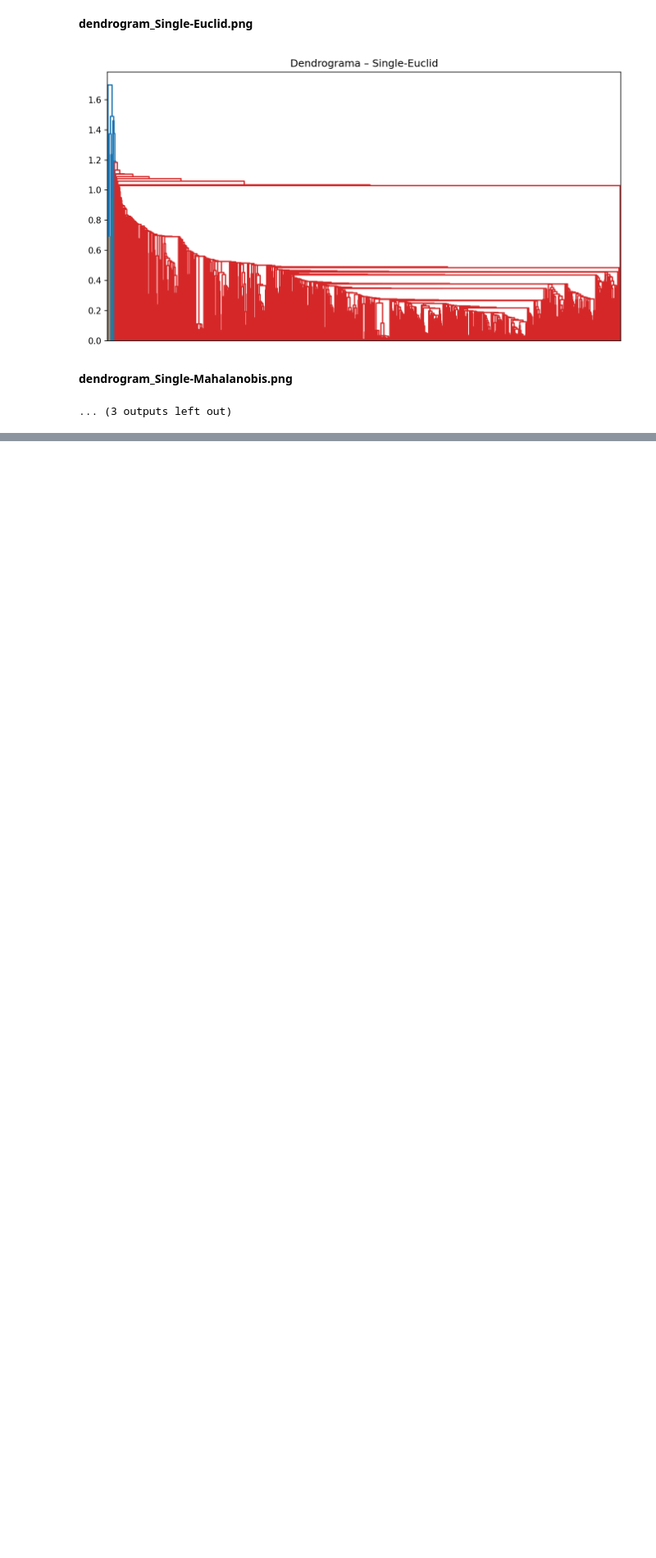
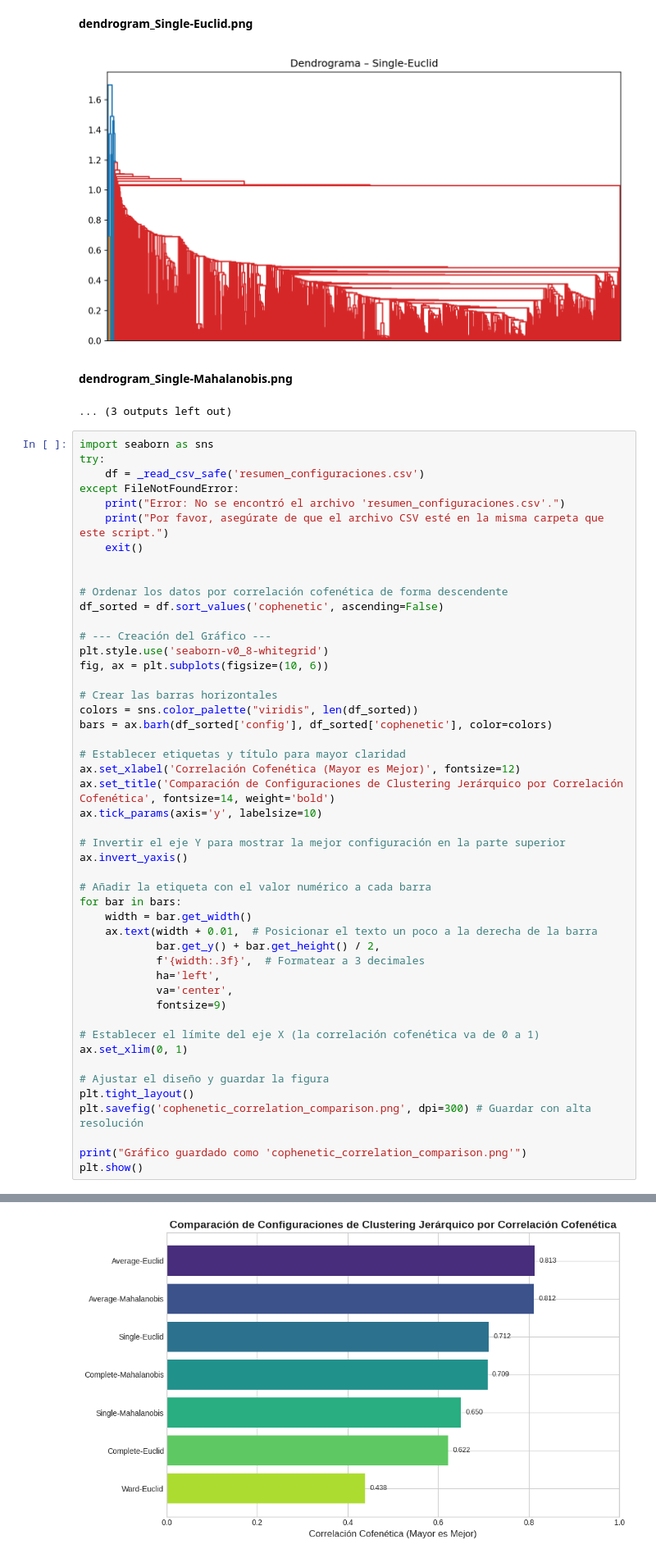
Before and after one commit to jufegare000/hugging-face-co2-multivariate-analysis, a Jupyter notebook: notebooks/part2/2.cluster-analysis.ipynb, the cells around one changed output, grey strips where cells are left out. Shown at 82% size. Cells and saved outputs as stored; diff of their text form; blank space fills up the shorter version.

```diff
--- a/notebooks/part2/2.cluster-analysis.ipynb
+++ b/notebooks/part2/2.cluster-analysis.ipynb
@@ -555,3 +555,52 @@ _display_pngs("dendrogram_*.png", "Dendrogramas generados")
 [figure]
 **dendrogram_Single-Mahalanobis.png**
 ... (3 outputs left out)
+# %%
+import seaborn as sns
+try:
+    df = _read_csv_safe('resumen_configuraciones.csv')
+except FileNotFoundError:
+    print("Error: No se encontró el archivo 'resumen_configuraciones.csv'.")
+    print("Por favor, asegúrate de que el archivo CSV esté en la misma carpeta que este script.")
+    exit()
+
+
+# Ordenar los datos por correlación cofenética de forma descendente
+df_sorted = df.sort_values('cophenetic', ascending=False)
+
+# --- Creación del Gráfico ---
+plt.style.use('seaborn-v0_8-whitegrid')
+fig, ax = plt.subplots(figsize=(10, 6))
+
+# Crear las barras horizontales
+colors = sns.color_palette("viridis", len(df_sorted))
+bars = ax.barh(df_sorted['config'], df_sorted['cophenetic'], color=colors)
+
+# Establecer etiquetas y título para mayor claridad
+ax.set_xlabel('Correlación Cofenética (Mayor es Mejor)', fontsize=12)
+ax.set_title('Comparación de Configuraciones de Clustering Jerárquico por Correlación Cofenética', fontsize=14, weight='bold')
+ax.tick_params(axis='y', labelsize=10)
+
+# Invertir el eje Y para mostrar la mejor configuración en la parte superior
+ax.invert_yaxis()
+
+# Añadir la etiqueta con el valor numérico a cada barra
+for bar in bars:
+    width = bar.get_width()
+    ax.text(width + 0.01,  # Posicionar el texto un poco a la derecha de la barra
+            bar.get_y() + bar.get_height() / 2,
+            f'{width:.3f}',  # Formatear a 3 decimales
+            ha='left',
+            va='center',
+            fontsize=9)
+
+# Establecer el límite del eje X (la correlación cofenética va de 0 a 1)
+ax.set_xlim(0, 1)
+
+# Ajustar el diseño y guardar la figura
+plt.tight_layout()
+plt.savefig('cophenetic_correlation_comparison.png', dpi=300) # Guardar con alta resolución
+
+print("Gráfico guardado como 'cophenetic_correlation_comparison.png'")
+plt.show()
+# %% [output]
@@ -557,0 +616 @@ _display_pngs("dendrogram_*.png", "Dendrogramas generados")
+[figure, added]
```
Also changed, not shown: parts of 2 cells of this notebook, 5 other files.
